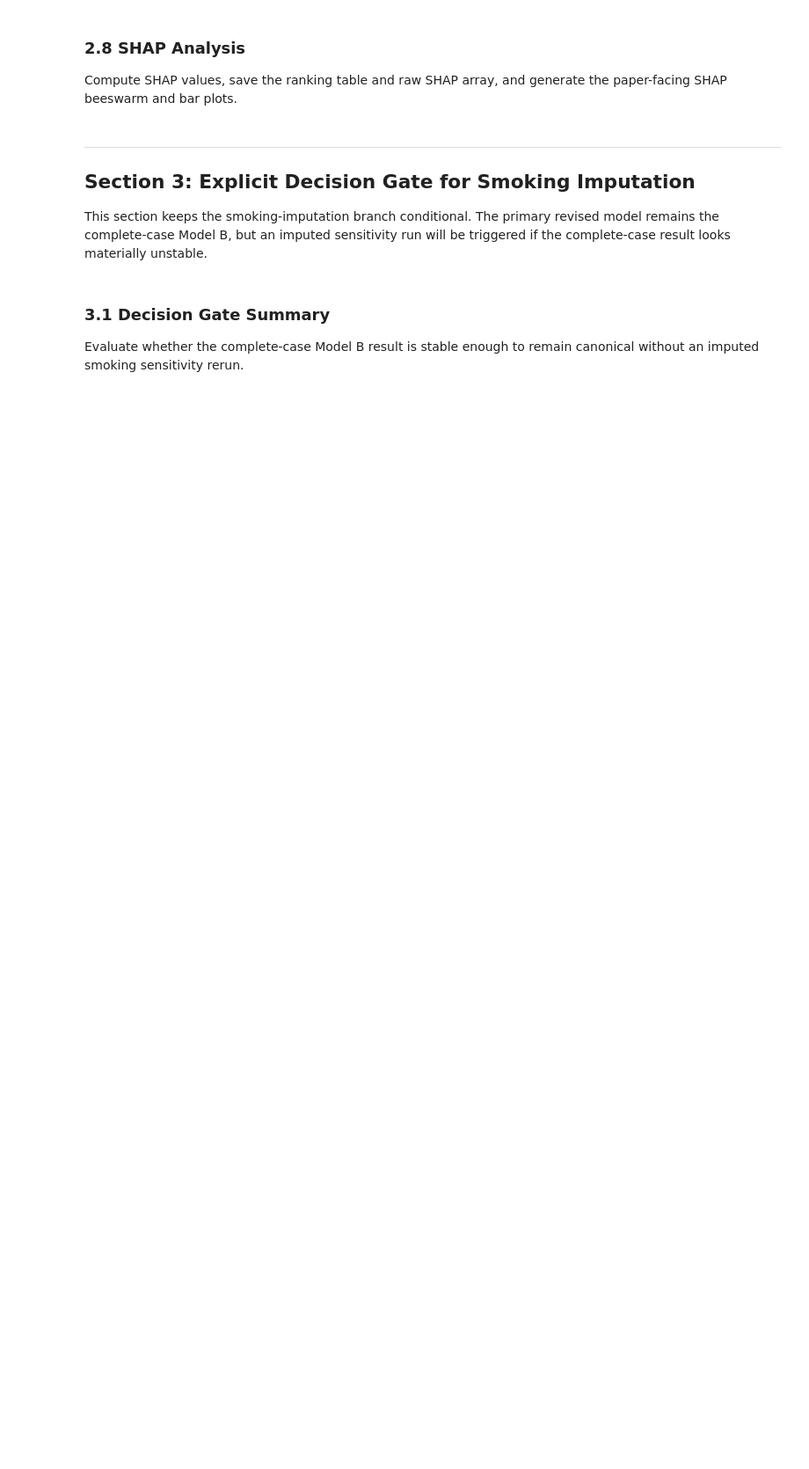
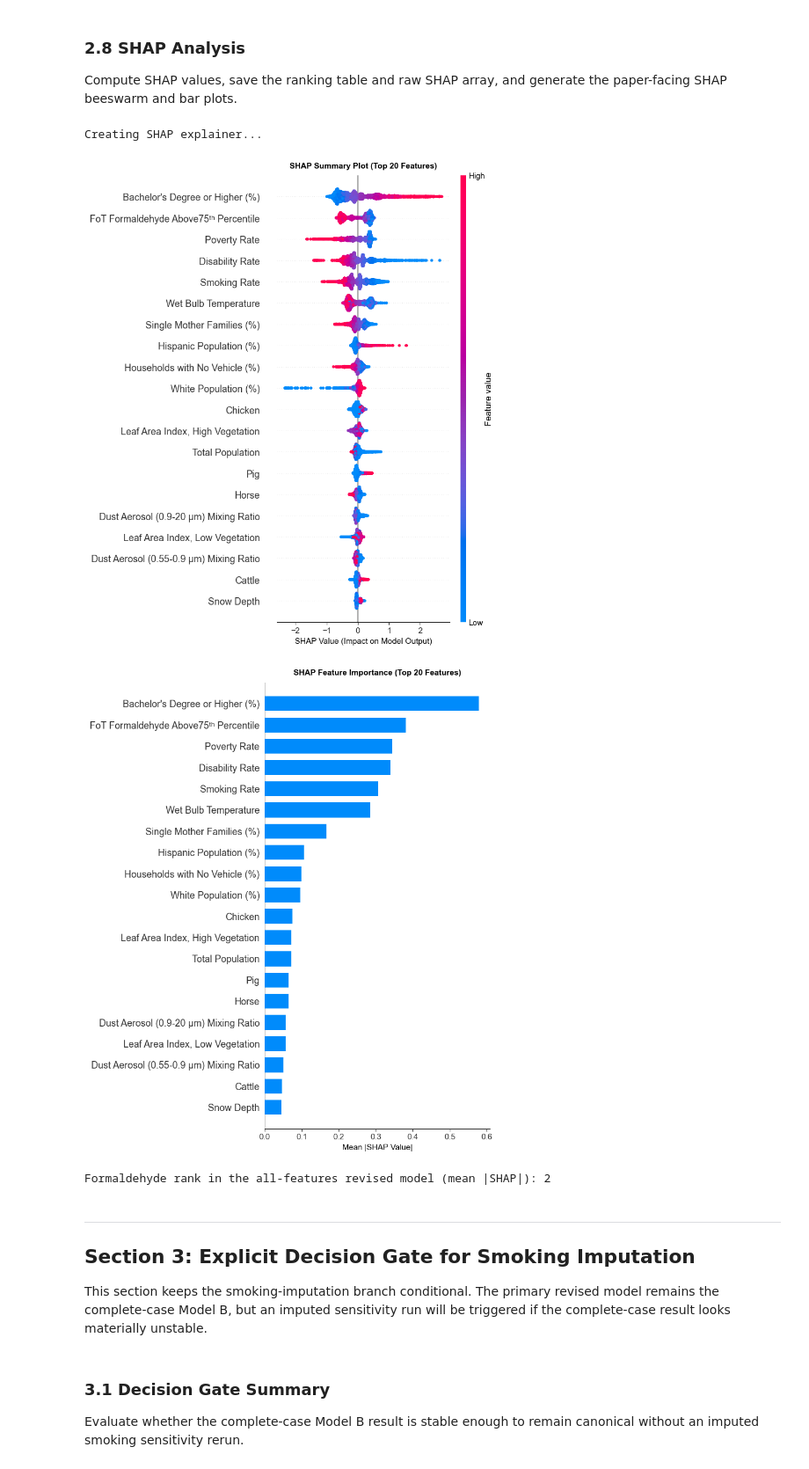
Before and after one commit to samyakshrestha/predicting-life-expectancy, a Jupyter notebook: notebooks_clean/12_revision_analyses.ipynb, the cells around one changed output. Shown at 88% size. Saved outputs shown, nothing was run; the diff lists cells and outputs as text; code cells hidden in the pictures; blank space fills up the shorter version.

Commit message:
Ran review diagnostics / updated results for revised paper

```diff
--- a/notebooks_clean/12_revision_analyses.ipynb
+++ b/notebooks_clean/12_revision_analyses.ipynb
@@ -683,26 +765,31 @@ Compute SHAP values, save the ranking table and raw SHAP array, and generate the
 # %%
 shap_values_model_b, shap_ranking_model_b = compute_shap_outputs(
     best_model_b,
     X_test_model_b,
     ranking_csv_path=OUTPUT_DIR / 'model_b_shap_ranking.csv',
     values_path=OUTPUT_DIR / 'model_b_shap_values.npy',
     summary_fig_path=OUTPUT_DIR / 'model_b_shap_summary.png',
     bar_fig_path=OUTPUT_DIR / 'model_b_shap_bar.png',
-    summary_title='SHAP Summary Plot (Model B, Top 20)',
-    bar_title='SHAP Feature Importance (Model B, Top 20)',
+    summary_title='SHAP Summary Plot (Top 20 Features)',
+    bar_title='SHAP Feature Importance (Top 20 Features)',
     max_display=20,
     summary_figsize=(DOUBLE_COL_WIDTH, 5),
     bar_figsize=(SINGLE_COL_WIDTH, 4)
 )
-record_artifact(OUTPUT_DIR / 'model_b_shap_ranking.csv', 'Section 2', 'Model B SHAP ranking table', False)
+record_artifact(OUTPUT_DIR / 'model_b_shap_ranking.csv', 'Section 2', 'Full model SHAP ranking table', False)
 record_artifact(OUTPUT_DIR / 'model_b_shap_values.npy', 'Section 2', 'Raw Model B SHAP values', False)
 record_artifact(OUTPUT_DIR / 'model_b_shap_summary.png', 'Section 2', 'Model B SHAP beeswarm plot', True)
 record_artifact(OUTPUT_DIR / 'model_b_shap_bar.png', 'Section 2', 'Model B SHAP bar plot', True)
 
 model_b_formaldehyde_rank = int(
     shap_ranking_model_b.loc[shap_ranking_model_b['Feature'] == FORMALDEHYDE_FEATURE, 'Rank'].iloc[0]
 )
-print(f'\nFormaldehyde rank in Model B (mean |SHAP|): {model_b_formaldehyde_rank}')
+print(f'\nFormaldehyde rank in the all-features revised model (mean |SHAP|): {model_b_formaldehyde_rank}')
+# %% [output]
+Creating SHAP explainer...
+[figure, added]
+[figure, added]
+Formaldehyde rank in the all-features revised model (mean |SHAP|): 2
 # %% [markdown]
 ---
 ## Section 3: Explicit Decision Gate for Smoking Imputation
```
Also changed, not shown: parts of 81 cells of this notebook, 32 other files.
